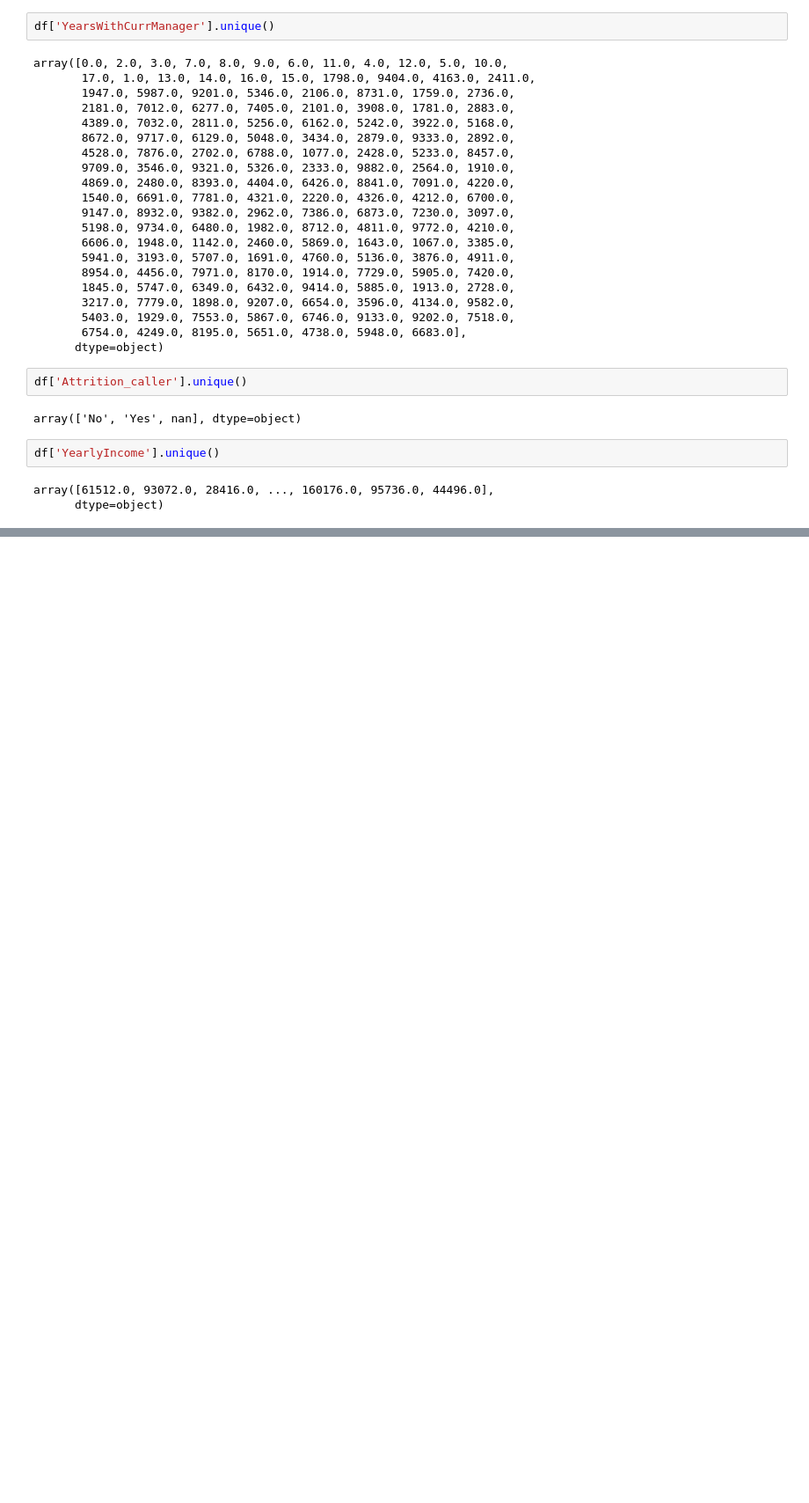
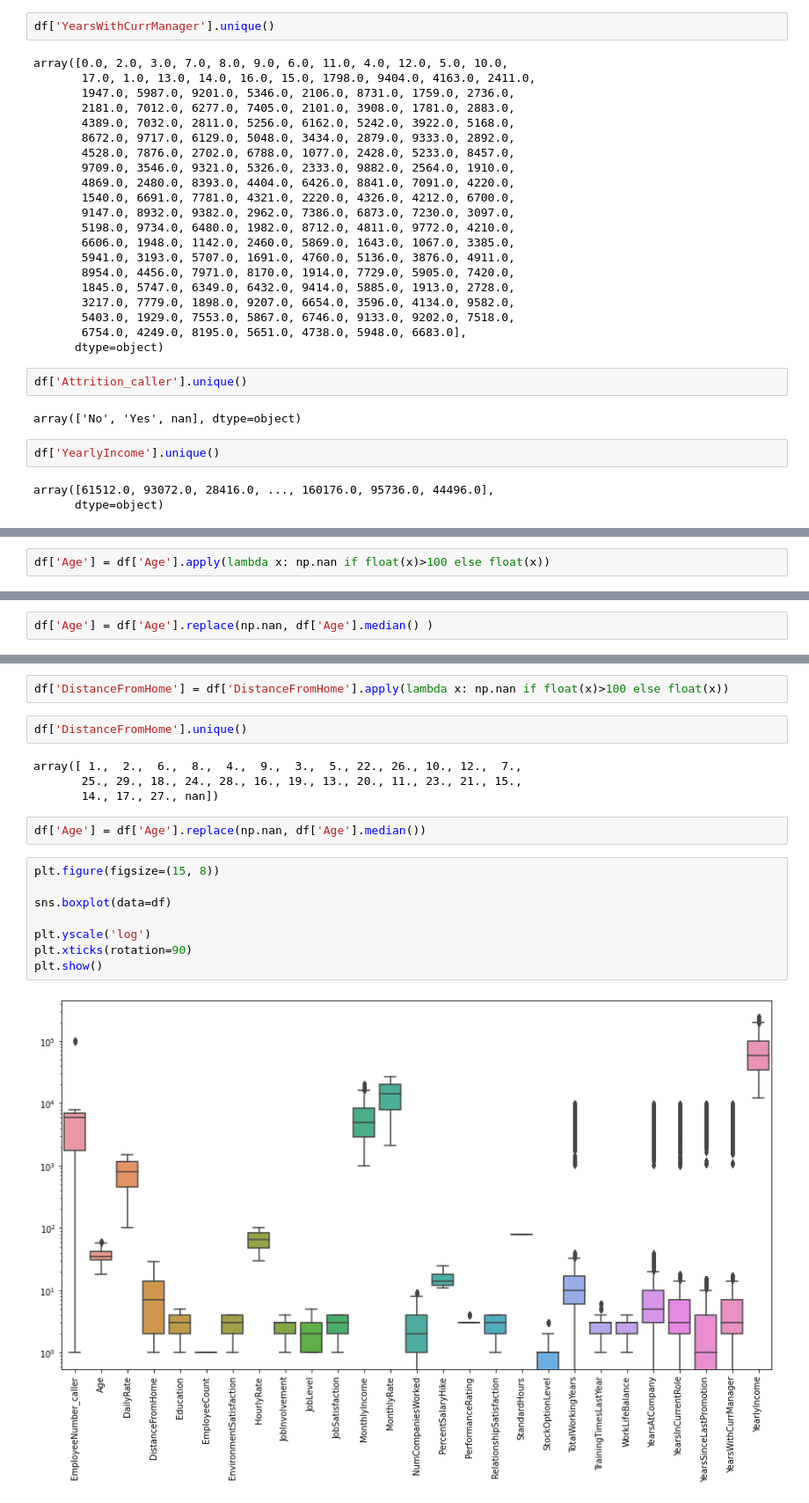
Before and after one commit to Certhonis/ML_projekt_2, a Jupyter notebook: ML_projekt_2.ipynb, the cells around one changed output, grey strips where cells are left out. Shown at 88% size. Saved outputs shown, nothing was run; the diff lists cells and outputs as text; blank space fills up the shorter version.

```diff
--- a/ML_projekt_2.ipynb
+++ b/ML_projekt_2.ipynb
@@ -469,0 +494,2 @@ array([61512.0, 93072.0, 28416.0, ..., 160176.0, 95736.0, 44496.0],
+# %%
+df['Age'] = df['Age'].apply(lambda x: np.nan if float(x)>100 else float(x))
@@ -469,0 +503,2 @@ array([61512.0, 93072.0, 28416.0, ..., 160176.0, 95736.0, 44496.0],
+# %%
+df['Age'] = df['Age'].replace(np.nan, df['Age'].median() )
@@ -469,0 +534,20 @@ array([61512.0, 93072.0, 28416.0, ..., 160176.0, 95736.0, 44496.0],
+# %%
+df['DistanceFromHome'] = df['DistanceFromHome'].apply(lambda x: np.nan if float(x)>100 else float(x))
+# %%
+df['DistanceFromHome'].unique()
+# %% [output]
+array([ 1.,  2.,  6.,  8.,  4.,  9.,  3.,  5., 22., 26., 10., 12.,  7.,
+       25., 29., 18., 24., 28., 16., 19., 13., 20., 11., 23., 21., 15.,
+       14., 17., 27., nan])
+# %%
+df['Age'] = df['Age'].replace(np.nan, df['Age'].median())
+# %%
+plt.figure(figsize=(15, 8))
+
+sns.boxplot(data=df)
+
+plt.yscale('log')
+plt.xticks(rotation=90)
+plt.show()
+# %% [output]
+[figure, added]
```
Also changed, not shown: parts of 8 cells of this notebook.
